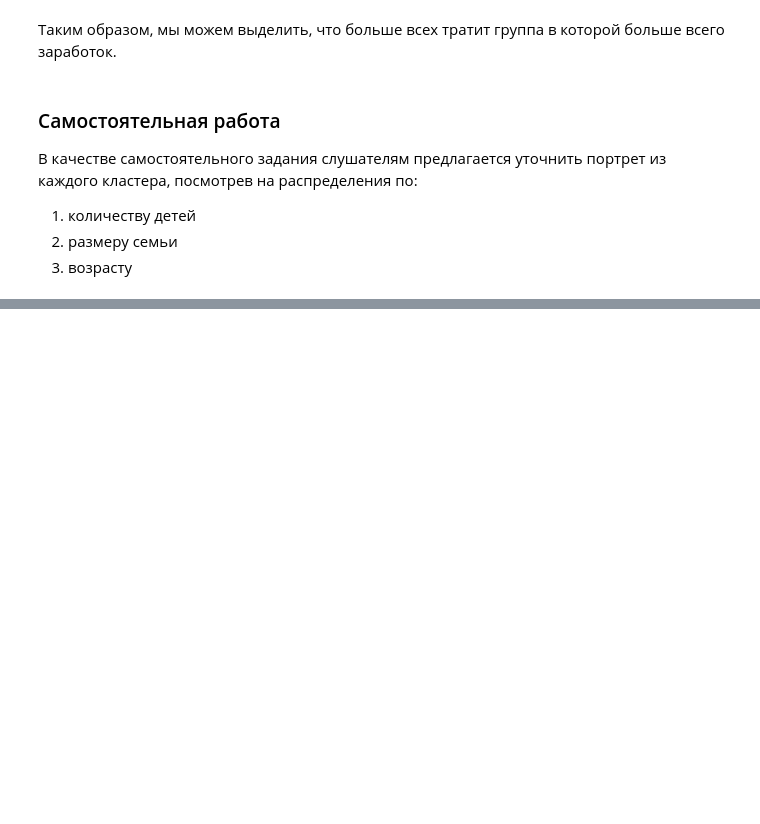
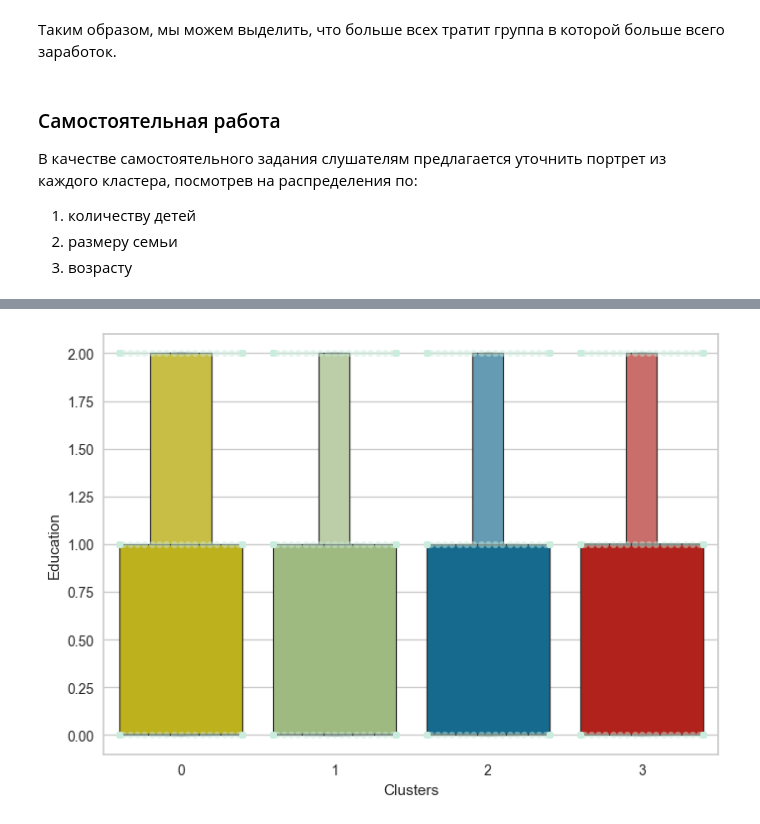
Before and after one commit to Nitys70/LESSONS_FILES, a Jupyter notebook: ML-8/ML-8._Metrics_learning.ipynb, the cells around one changed output, grey strips where cells are left out. Saved outputs shown, nothing was run; the diff lists cells and outputs as text; code cells hidden in the pictures; blank space fills up the shorter version.

```diff
--- a/ML-8/ML-8._Metrics_learning.ipynb
+++ b/ML-8/ML-8._Metrics_learning.ipynb
@@ -374,0 +412,9 @@ plt.show()
+# %%
+plt.figure()
+
+pl = sns.swarmplot(x=data_children['Clusters'], y=data_children['Education'],color= "#CBEDDD", alpha=0.5 )
+pl = sns.boxenplot(x=data_children['Clusters'], y = data_children['Education'], palette=pal)
+
+fig.show()
+# %% [output]
+[figure, added]
```
Also changed, not shown: parts of 13 cells of this notebook, 9 other files.
